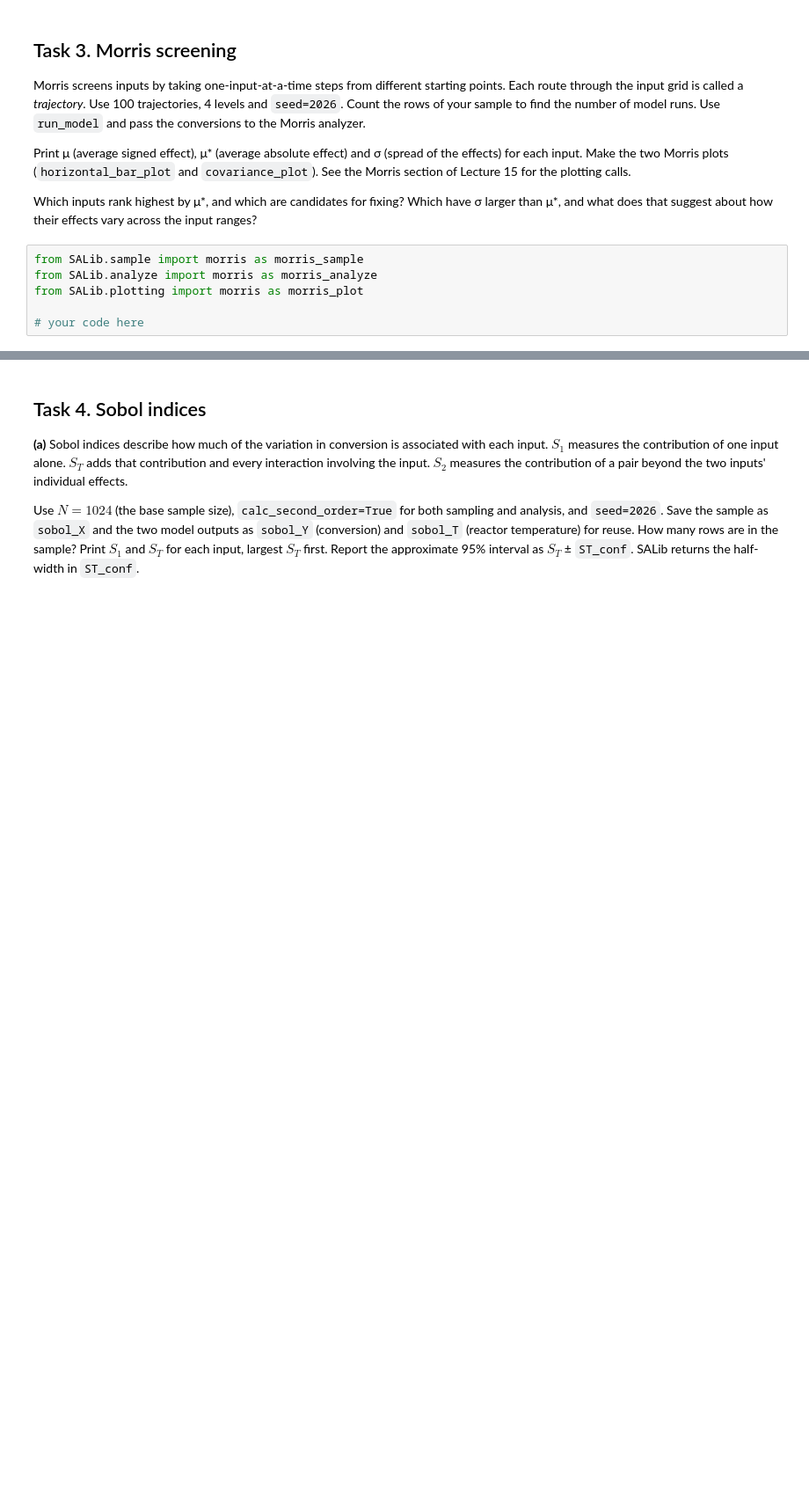
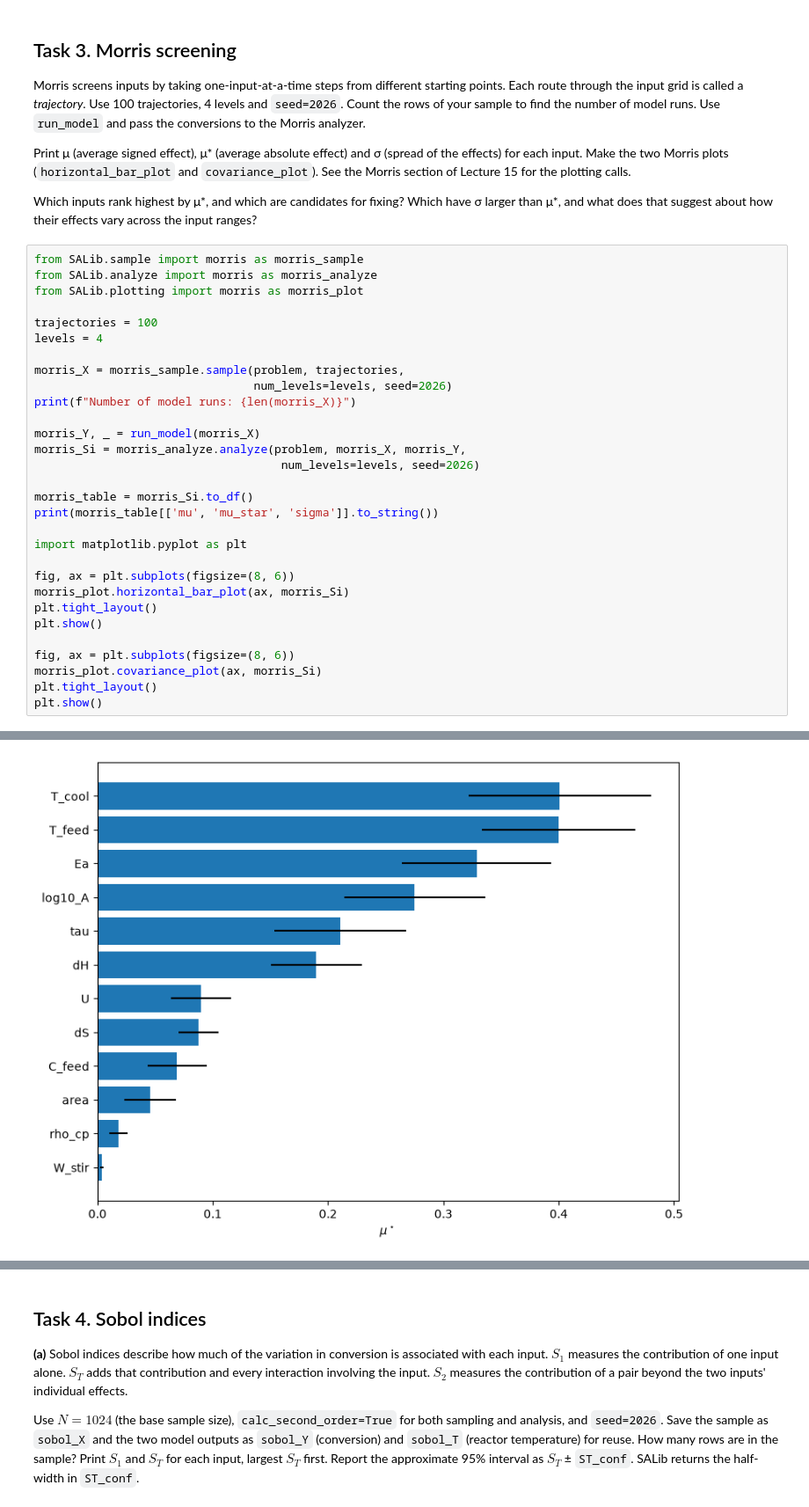
Before and after one commit to Clicks2027/sensitivity-analysis, a Jupyter notebook: cstr-sensitivity.ipynb, the cells around one changed output, grey strips where cells are left out. Shown at 88% size. Cells and saved outputs as stored; diff of their text form; blank space fills up the shorter version.

Commit message:
Task 3: morris screening

```diff
--- a/cstr-sensitivity.ipynb
+++ b/cstr-sensitivity.ipynb
@@ -361,4 +361,29 @@ from SALib.sample import morris as morris_sample
 from SALib.analyze import morris as morris_analyze
 from SALib.plotting import morris as morris_plot
 
-# your code here
+trajectories = 100
+levels = 4
+
+morris_X = morris_sample.sample(problem, trajectories,
+                                num_levels=levels, seed=2026)
+print(f"Number of model runs: {len(morris_X)}")
+
+morris_Y, _ = run_model(morris_X)
+morris_Si = morris_analyze.analyze(problem, morris_X, morris_Y,
+                                    num_levels=levels, seed=2026)
+
+morris_table = morris_Si.to_df()
+print(morris_table[['mu', 'mu_star', 'sigma']].to_string())
+
+import matplotlib.pyplot as plt
+
+fig, ax = plt.subplots(figsize=(8, 6))
+morris_plot.horizontal_bar_plot(ax, morris_Si)
+plt.tight_layout()
+plt.show()
+
+fig, ax = plt.subplots(figsize=(8, 6))
+morris_plot.covariance_plot(ax, morris_Si)
+plt.tight_layout()
+plt.show()
+# %% [output]
@@ -364,0 +404 @@ from SALib.plotting import morris as morris_plot
+[figure, added]
```
Also changed, not shown: parts of 3 cells of this notebook, 1 other file.
